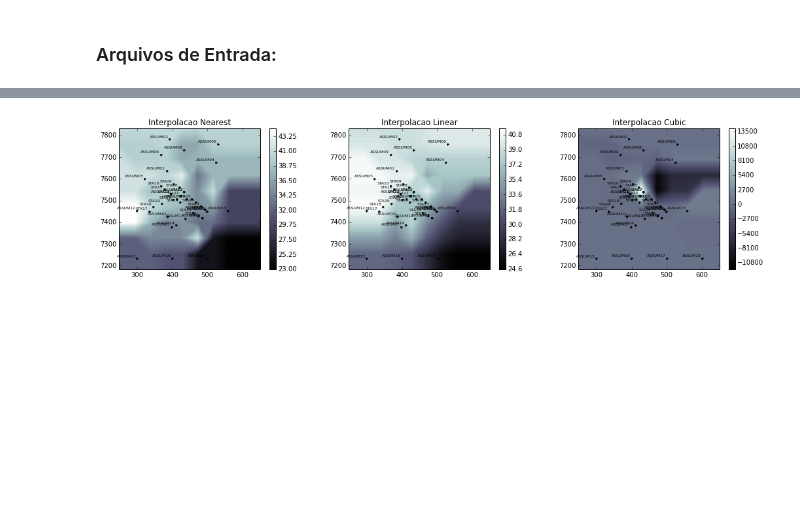
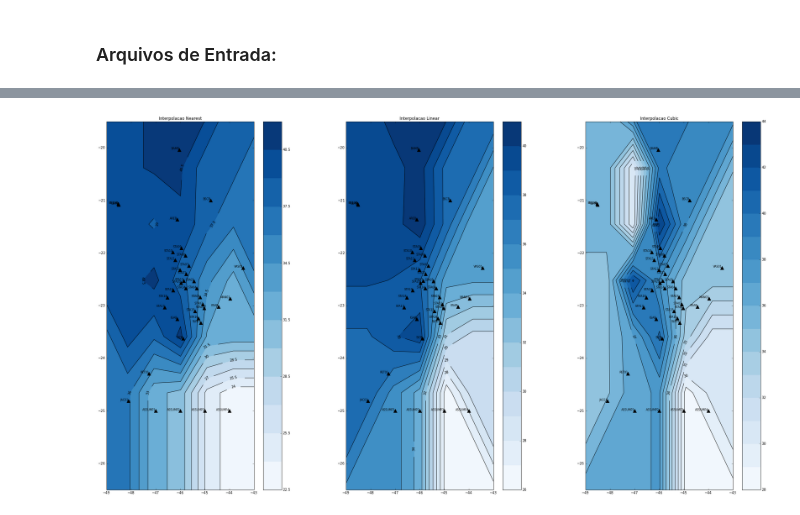
Before and after one commit to dIOGOLOC/projeto_mestrado, a Jupyter notebook: Interpolacao_FR.ipynb, the cells around one changed output, grey strips where cells are left out. Cells and saved outputs as stored; diff of their text form; code cells hidden in the pictures; blank space fills up the shorter version.

```diff
--- a/Interpolacao_FR.ipynb
+++ b/Interpolacao_FR.ipynb
@@ -40,9 +38,6 @@ vp_vs = dados_estacoes[:,5]
 delta_vp_vs = dados_estacoes[:,6]
 numero_FR = dados_estacoes[:,7]
 prof_nm = prof-alt/1000
-hidro1 = shapefile.Reader('/home/diogo/Copy/Material  ON/Projeto Mestrado/shape_area/Riodejaneiro_lito/Hidrografia/SF23_Rio_de_Janeiro_unifilar.shp')
-hidro2 = shapefile.Reader('/home/diogo/Copy/Material  ON/Projeto Mestrado/shape_area/Riodejaneiro_lito/Hidrografia/SF23_Rio_de_Janeiro_bifilar.shp')
-sf = shapefile.Reader('/home/diogo/Copy/Material  ON/Projeto Mestrado/shape_area/estados_2010.shp')
+lc =  shapefile.Reader('/home/diogo/Copy/Material  ON/Projeto Mestrado/shape_area/estados_2010.shp')
 bat = shapefile.Reader('/home/diogo/Copy/Material  ON/Projeto Mestrado/shape_area/batimetria.shp')
-tc = shapefile.Reader('/home/diogo/Copy/Material  ON/Projeto Mestrado/shape_area/SouthAmericaTectonicElements.shp')
-lc = shapefile.Reader('/home/diogo/Copy/Material  ON/Projeto Mestrado/shape_area/Riodejaneiro_lito/Litologia/SF23_Riodejaneiro_lito.shp')
+sf =  shapefile.Reader('/home/diogo/Copy/Material  ON/Projeto Mestrado/shape_area/mapa_tectonico.shp')
@@ -116,13 +126,0 @@ for shape in lc.shapes():
-# %%
-labels = []
-shapes = lc.shapes()
-records = lc.records()
-for rec,shape in zip(records,shapes):
-    parts = list(shape.parts) + [len(shape.points)]
-    partlims = zip(parts[:-1], parts[1:])
-    for i1, i2 in partlims:
-        points = shape.points[i1:i2]
-        x3, y3 = zip(*points)
-        labels.append(rec[17])
-        plt.plot(long_y,lat_x,'ok')
-        plt.plot(x3,y3 , '-', lw=0.1, color='k')
@@ -260,40 +205,56 @@ mpl.show()
 # %%
+fig = plt.figure(figsize=(30,15))
 plt.subplots_adjust(top=1,left=0,bottom=0,wspace=0.3)
 plt.subplot(131)
 mpl.title("Interpolacao Nearest")
-x, y, z = gridder.interp(UTM_E, UTM_N, prof, shapexy, algorithm = 'nearest', area = areaxy, extrapolate = True)
-mpl.contourf(x, y, z, shapexy, 100, interp = False, extrapolate = False,cmap='bone')
-mpl.plot(UTM_E, UTM_N, '.k')
-for label, X, Y in zip(labels, UTM_E, UTM_N):
-    mpl.annotate(label,xy=(X,Y), xytext=(-2, 2), ha='right',
-                textcoords='offset points',fontsize = 6)
+x, y, z = gridder.interp(long_y, lat_x, prof, shapexy, algorithm = 'nearest', area = areaxy, extrapolate = False)
+mpl.contour(x, y, z, shapexy, 15, interp = False, extrapolate = True)
+mpl.contourf(x, y, z, shapexy, 15, interp = False, extrapolate = False, cmap='Blues')
+mpl.plot(long_y,lat_x, '^k', markersize=10)
+mpl.plot(long_y,lat_x, '^k', markersize=10)
+mpl.scatter(long_y,lat_x,s=100,c=prof,vmin=min(prof), vmax=max(prof),cmap='bone')
+for label, X, Y in zip(labels, long_y,lat_x):
+    mpl.annotate(label,xy=(X,Y), xytext=(-1, 1), ha='right',
+                textcoords='offset points',fontsize = 8)
+
 mpl.colorbar()
 mpl.set_area(areaxy)
-mpl.m2km()
+mpl.ylim(-26.5,-19.5)
+mpl.xlim(-49,-43)
+
 plt.subplot(132)
 mpl.title("Interpolacao Linear")
-x, y, z = gridder.interp(UTM_E, UTM_N, prof, shapexy, algorithm = 'linear', area = areaxy, extrapolate = True)
-mpl.contourf(x, y, z, shapexy, 100, interp = False, extrapolate = False,cmap='bone')
-mpl.plot(UTM_E, UTM_N, '.k')
-for label, X, Y in zip(labels, UTM_E, UTM_N):
-    mpl.annotate(label,xy=(X,Y), xytext=(-2, 2), ha='right',
-                textcoords='offset points',fontsize = 6)
+x, y, z = gridder.interp(long_y, lat_x, prof, shapexy, algorithm = 'linear', area = areaxy, extrapolate = True)
+mpl.contour(x, y, z, shapexy, 15, interp = False, extrapolate = True)
+mpl.contourf(x, y, z, shapexy, 15, interp = False, extrapolate = False, cmap='Blues')
+mpl.plot(long_y,lat_x, '^k', markersize=10)
+mpl.plot(long_y,lat_x, '^k', markersize=10)
+#mpl.scatter(long_y,lat_x,s=100,c=prof,vmin=min(prof), vmax=max(prof),cmap='bone')
+for label, X, Y in zip(labels, long_y,lat_x):
+    mpl.annotate(label,xy=(X,Y), xytext=(-1, 1), ha='right',
+                textcoords='offset points',fontsize = 8)
 mpl.colorbar()
 mpl.set_area(areaxy)
-mpl.m2km()
+mpl.ylim(-26.5,-19.5)
+mpl.xlim(-49,-43)
+
+
 mpl.subplot(133)
 mpl.title("Interpolacao Cubic")
-x, y, z = gridder.interp(UTM_E, UTM_N, prof, shapexy, algorithm = 'cubic', area = areaxy, extrapolate = True)
-mpl.contourf(x, y, z, shapexy, 100, interp = False, extrapolate = False,cmap='bone')
-mpl.plot(UTM_E, UTM_N, '.k')
-for label, X, Y in zip(labels, UTM_E, UTM_N):
-    mpl.annotate(label,xy=(X,Y), xytext=(-2, 2), ha='right',
-                textcoords='offset points',fontsize = 6)
+x, y, z = gridder.interp(long_y, lat_x, prof, shapexy, algorithm = 'cubic', area = areaxy, extrapolate = True)
+mpl.contour(x, y, z, shapexy, 15, interp = True, extrapolate = True)
+mpl.contourf(x, y, z, shapexy, 15, interp = False, extrapolate = False, cmap='Blues')
+mpl.plot(long_y,lat_x, '^k', markersize=10)
+mpl.plot(long_y,lat_x, '^k', markersize=10)
+#mpl.scatter(long_y,lat_x,s=100,c=prof,vmin=min(prof), vmax=max(prof),cmap='bone')
+for label, X, Y in zip(labels, long_y,lat_x):
+    mpl.annotate(label,xy=(X,Y), xytext=(-1, 1), ha='right',
+                textcoords='offset points',fontsize = 8)
 mpl.colorbar()
 mpl.set_area(areaxy)
-mpl.m2km()
-mpl.gcf().set_size_inches(15,3)
-mpl.savefig('Interpolacao - NM - Profundidade de Moho.png',dpi=500)
+mpl.ylim(-26.5,-19.5)
+mpl.xlim(-49,-43)
+mpl.savefig('Interpolacao  - Profundidade de Moho.png',dpi=500)
 mpl.show()
 # %% [output]
-[figure, old version]
+[figure, new version]
```
Also changed, not shown: parts of 12 cells of this notebook, 3 other files.
